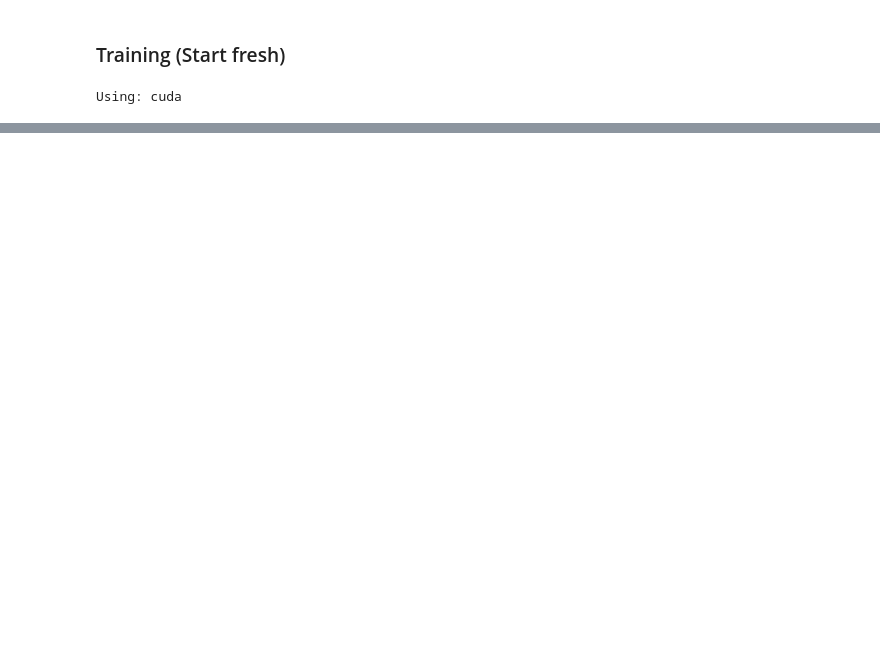
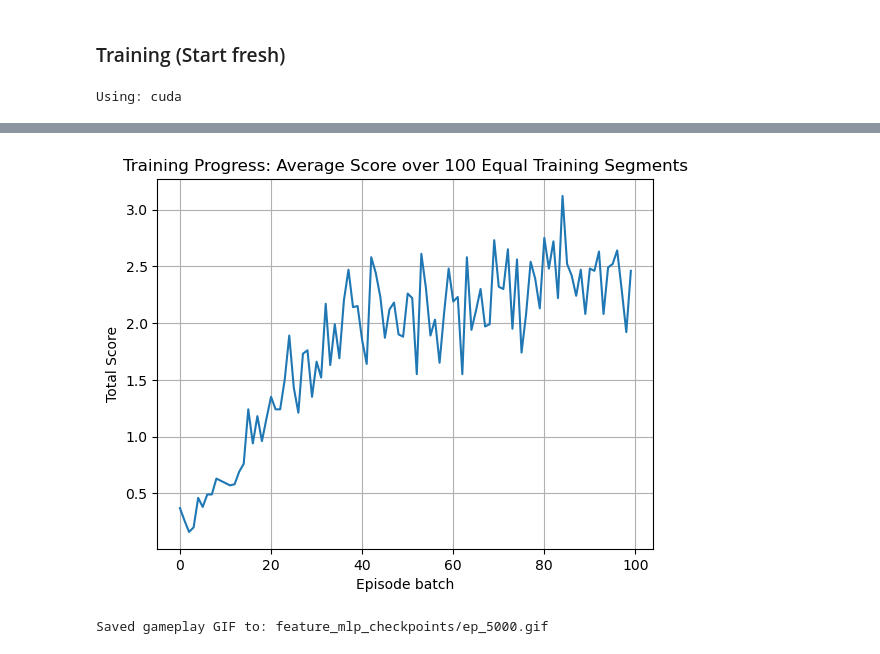
Before and after one commit to William-Pig/tetris_ai, a Jupyter notebook: main.ipynb, the cells around one changed output, grey strips where cells are left out. Cells and saved outputs as stored; diff of their text form; code cells hidden in the pictures; blank space fills up the shorter version.

```diff
--- a/main.ipynb
+++ b/main.ipynb
@@ -1108,0 +908,13 @@ GIF saved to feature_mlp_checkpoints/ep_4000.gif
+# %%
+plt.plot(np.mean(np.array_split(agent.scores, 100),axis=1))
+plt.xlabel('Episode batch')
+plt.ylabel('Total Score')
+plt.title('Training Progress: Average Score over 100 Equal Training Segments')
+plt.grid(True)
+plt.show()
+# %% [output]
+[figure, added]
+# %%
+agent.save_gif(save_path="feature_mlp_checkpoints/ep_5000.gif")
+# %% [output]
+Saved gameplay GIF to: feature_mlp_checkpoints/ep_5000.gif
```
Also changed, not shown: parts of 48 cells of this notebook, 4 other files.
